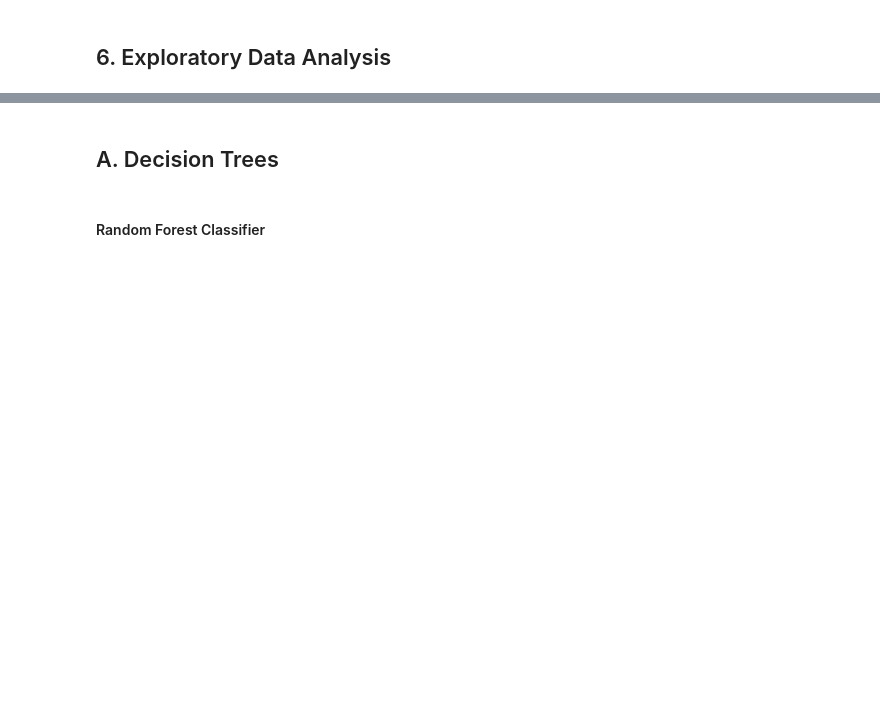
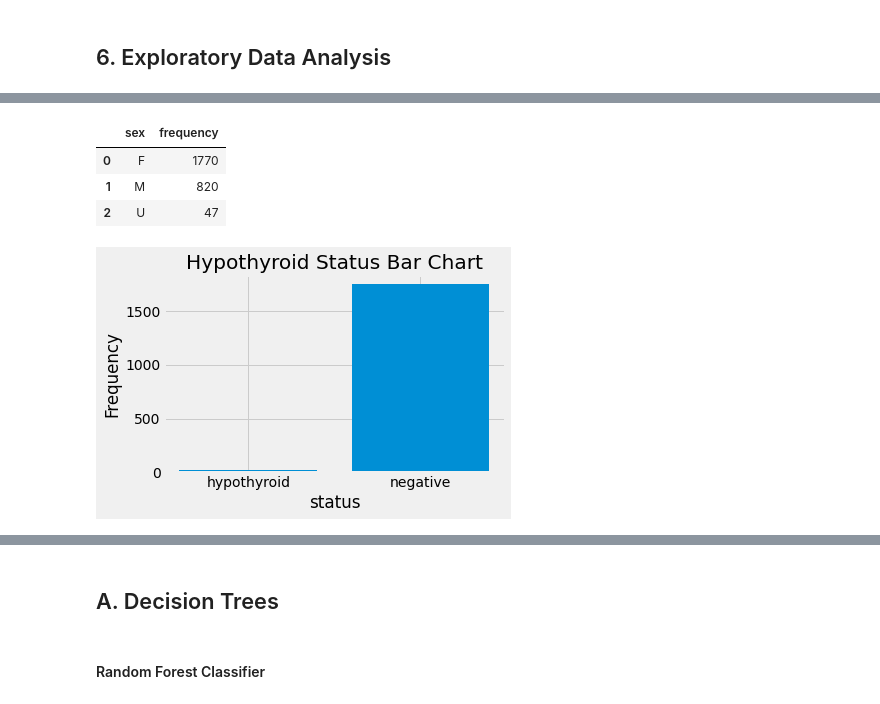
Before and after one commit to davidmuna/Nairobi-Hospital-Clinical-Hypothyroidism-Camp, a Jupyter notebook: Hypothyroid_Classification_David_Muna.ipynb, the cells around one changed output, grey strips where cells are left out. Drawn from its saved outputs; the diff is of its cells as text; code cells hidden in the pictures; blank space fills up the shorter version.

```diff
--- a/Hypothyroid_Classification_David_Muna.ipynb
+++ b/Hypothyroid_Classification_David_Muna.ipynb
@@ -414,0 +419,9 @@ final_dataset.shape
+# %%
+#Univariate Summaries
+status_sex = final_dataset.groupby(['status','sex']).size().reset_index(name = 'frequency').rename(columns = {'0':''})
+status_sex
+
+#Frequency table reveals that there are more negative cases than positive cases.
+#Additionally, women are the most affected by hypothyroidism as per the number of positive cases
+#The dataset is imbalanced in terms of male and female population
+# U represents Unknown/not given
@@ -414,0 +436,25 @@ final_dataset.shape
+# %%
+#Count of Males and Females
+#Respondents location
+sex_pop = final_dataset.sex.value_counts()
+sex_pop.to_frame()
+sex_pop.reset_index(name = 'frequency').rename(columns = {'0':'', 'index':'sex'})
+# %% [output]
+|  | sex | frequency |
+| 0 | F | 1770 |
+| 1 | M | 820 |
+| 2 | U | 47 |
+# %%
+#PAtients Hypothyroid Status with an account bar chart
+
+plt.style.use('fivethirtyeight')
+plt.bar(status_sex['status'], status_sex['frequency'])
+plt.title("Hypothyroid Status Bar Chart")
+plt.xlabel("status")
+plt.ylabel("Frequency")
+plt.tight_layout()
+plt.show()
+
+#The bar for positive status indicates how the dataset is biased towards negative status
+# %% [output]
+[figure, added]
```
Also changed, not shown: parts of 23 cells of this notebook.
